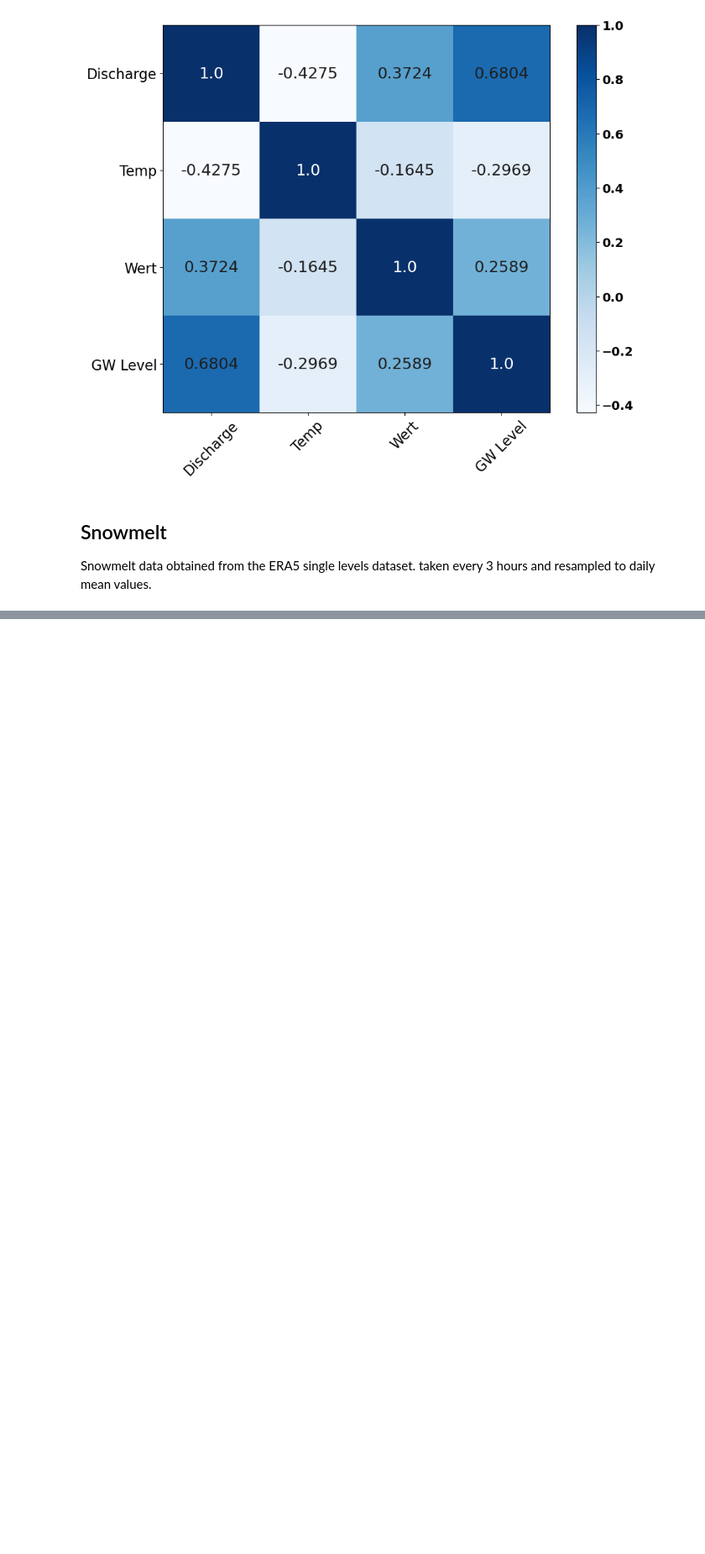
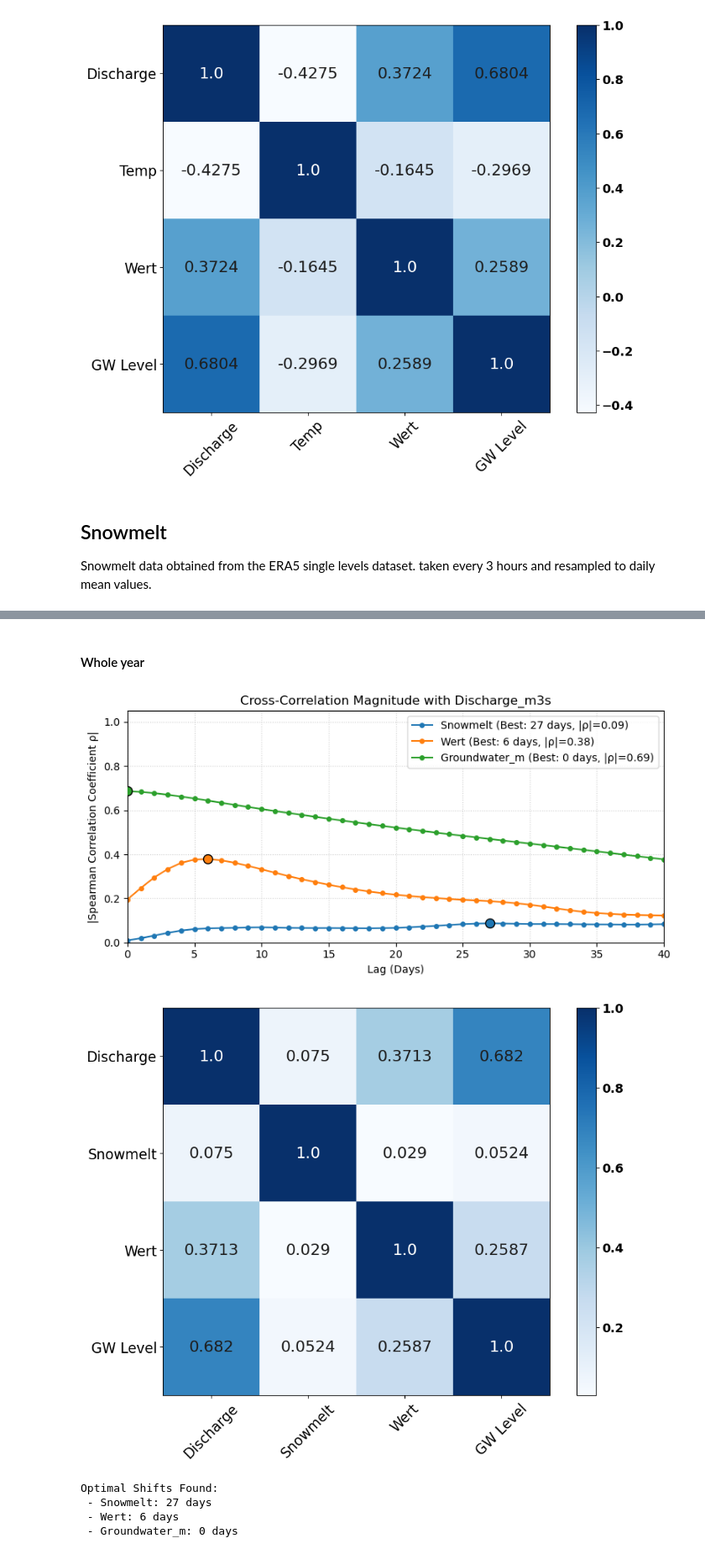
Before and after one commit to Loe-SS/MORE, a Jupyter notebook: NPBN_Analysis.ipynb, the cells around one changed output, grey strips where cells are left out. Shown at 84% size. Cells and saved outputs as stored; diff of their text form; code cells hidden in the pictures; blank space fills up the shorter version.

```diff
--- a/NPBN_Analysis.ipynb
+++ b/NPBN_Analysis.ipynb
@@ -717,0 +606,65 @@ Processing: Autumn...
+# %% [markdown]
+#### Whole year
+# %%
+# Whole year
+N = df_final.shape[1]
+parents1 = [None]*N
+
+parents1[0] = []   # Discharge has no parents
+parents1[1] = [0]  # Temperature is the parent of Discharge
+parents1[2] = [0]  # Precipitation is the parent of Discharge
+parents1[3] = [0]  # Groundwater is the parent of Discharge
+
+target_var = 'Discharge_m3s'
+parents = ['Snowmelt', 'Wert', 'Groundwater_m']
+
+plt.figure(figsize=(8, 4))
+
+best_lags = {}
+
+for parent in parents:
+    if parent not in df_final_seasonality.columns:
+        print(f"Warning: Column '{parent}' not found. Skipping.")
+        continue
+
+    lags, abs_corrs, best_k, max_r = analyze_lag(df_final_seasonality, target_var, parent)
+    best_lags[parent] = best_k
+
+    p = plt.plot(lags, abs_corrs, marker='o', markersize=4,
+                 label=f'{parent} (Best: {best_k} days, |ρ|={max_r:.2f})')
+
+    color = p[0].get_color()
+    plt.scatter(best_k, max_r, s=75, color=color, edgecolors='black', zorder=5)
+
+df_shifted_seasonality = df_final_seasonality.copy()
+
+for col, lag in best_lags.items():
+    if lag > 0:
+        new_name = f"{col}_lag{lag}"
+        df_shifted_seasonality[col] = df_shifted_seasonality[col].shift(lag)
+    else:
+        pass
+
+df_shifted_seasonality = df_shifted_seasonality.dropna()
+plt.title(f'Cross-Correlation Magnitude with {target_var}')
+plt.xlabel('Lag (Days)')
+plt.ylabel('|Spearman Correlation Coefficient ρ|')
+plt.xlim(0, 40)
+plt.ylim(0, 1.05)
+plt.grid(True, linestyle=':', alpha=0.6)
+plt.legend()
+plt.tight_layout()
+plt.show
+
+R_BN_1_seasonality = bn_rankcorr(parents1, df_shifted_seasonality, var_names=['Discharge', 'Snowmelt', 'Wert', 'GW Level'], is_data=True, plot=True)
+
+print("Optimal Shifts Found:")
+for p, k in best_lags.items():
+    print(f" - {p}: {k} days")
+# %% [output]
+[figure, added]
+[figure, added]
+Optimal Shifts Found:
+ - Snowmelt: 27 days
+ - Wert: 6 days
+ - Groundwater_m: 0 days
```
Also changed, not shown: parts of 14 cells of this notebook, 36 other files.
